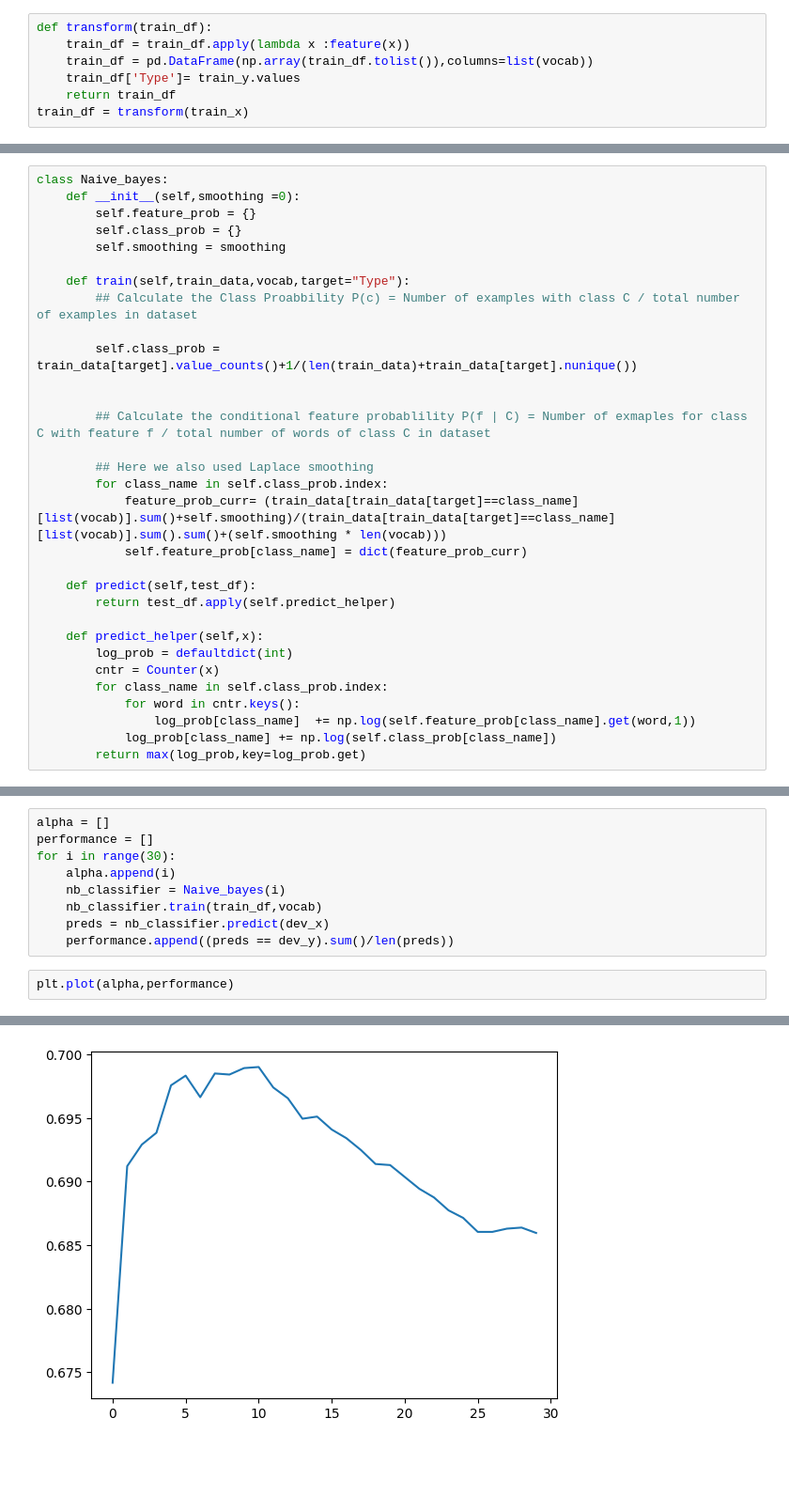
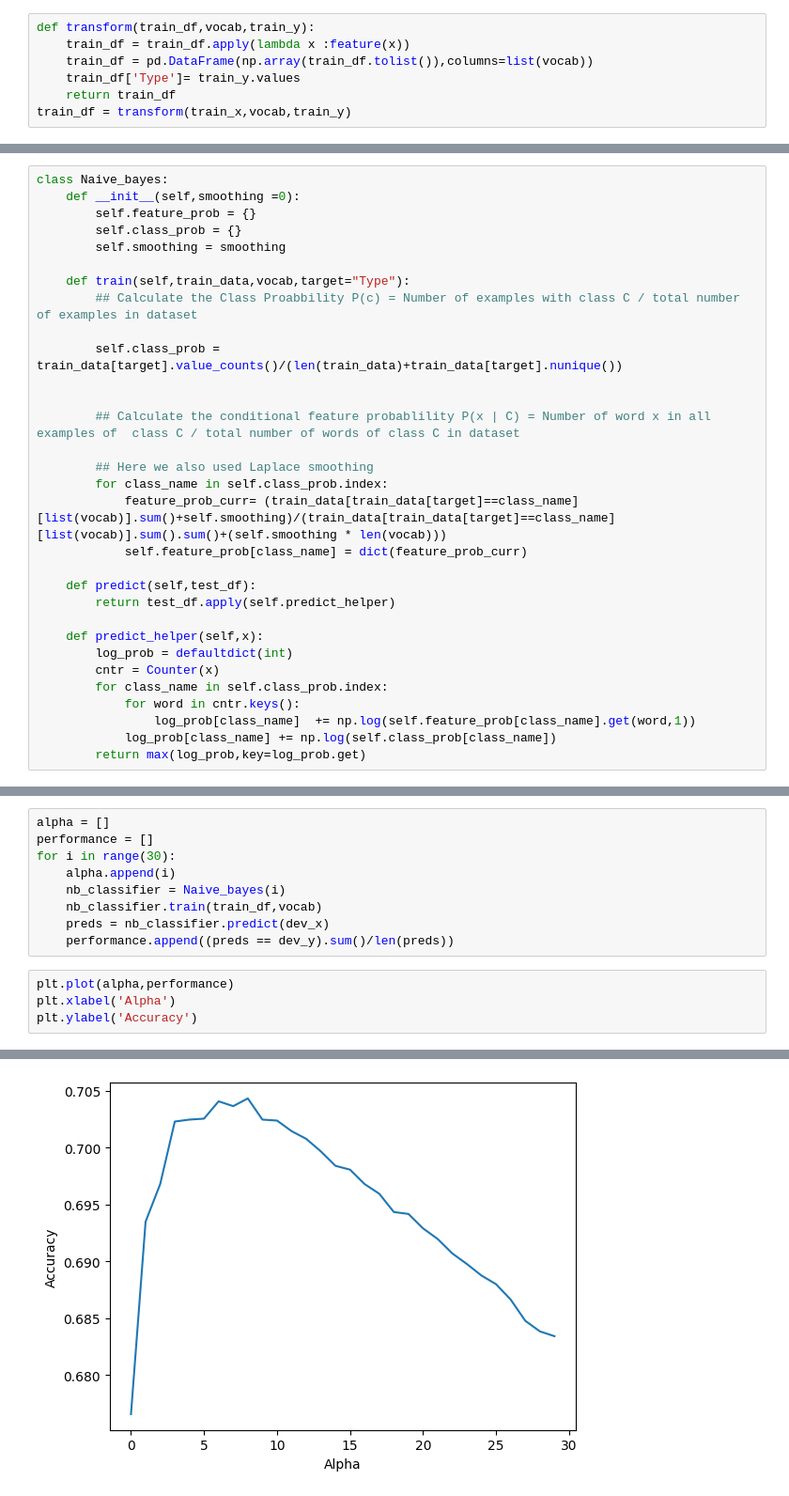
Before and after one commit to zzzhacker/Ford-text-classfication, a Jupyter notebook: TextClassification.ipynb, the cells around one changed output, grey strips where cells are left out. Shown at 94% size. Saved outputs shown, nothing was run; the diff lists cells and outputs as text; blank space fills up the shorter version.

```diff
--- a/TextClassification.ipynb
+++ b/TextClassification.ipynb
@@ -86,12 +88,12 @@ def feature(x):
     cntr = Counter(x)
     return [1 if word in cntr else 0 for word in vocab]
 # %%
-def transform(train_df):
+def transform(train_df,vocab,train_y):
     train_df = train_df.apply(lambda x :feature(x))
     train_df = pd.DataFrame(np.array(train_df.tolist()),columns=list(vocab))
     train_df['Type']= train_y.values
     return train_df
-train_df = transform(train_x)
+train_df = transform(train_x,vocab,train_y)
 # %% [markdown]
 ## Naive bayes
 # %%
@@ -104,10 +106,10 @@ class Naive_bayes:
     def train(self,train_data,vocab,target="Type"):
         ## Calculate the Class Proabbility P(c) = Number of examples with class C / total number of examples in dataset
 
-        self.class_prob = train_data[target].value_counts()+1/(len(train_data)+train_data[target].nunique())
+        self.class_prob = train_data[target].value_counts()/(len(train_data)+train_data[target].nunique())
 
 
-        ## Calculate the conditional feature probablility P(f | C) = Number of exmaples for class C with feature f / total number of words of class C in dataset
+        ## Calculate the conditional feature probablility P(x | C) = Number of word x in all examples of  class C / total number of words of class C in dataset
 
         ## Here we also used Laplace smoothing
         for class_name in self.class_prob.index:
@@ -149,4 +151,6 @@ for i in range(30):
     performance.append((preds == dev_y).sum()/len(preds))
 # %%
 plt.plot(alpha,performance)
+plt.xlabel('Alpha')
+plt.ylabel('Accuracy')
 # %% [output]
@@ -154 +158 @@ plt.plot(alpha,performance)
-[figure, old version]
+[figure, new version]
```
Also changed, not shown: parts of 11 cells of this notebook.
